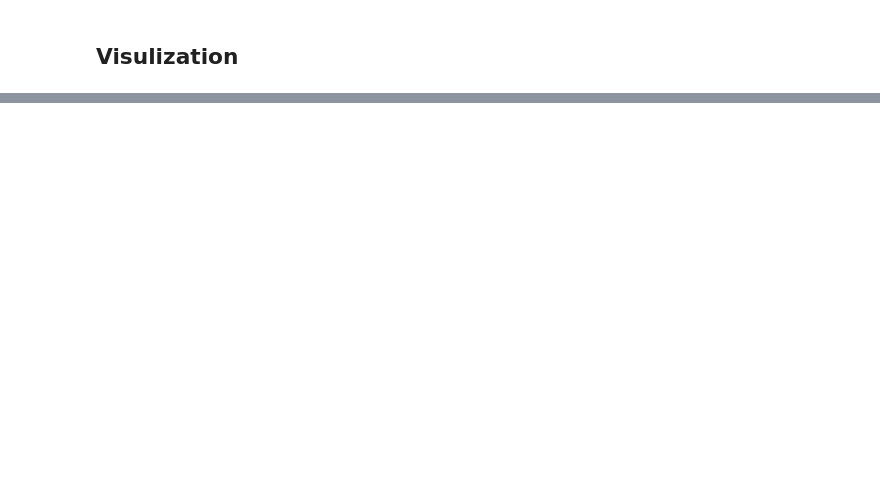
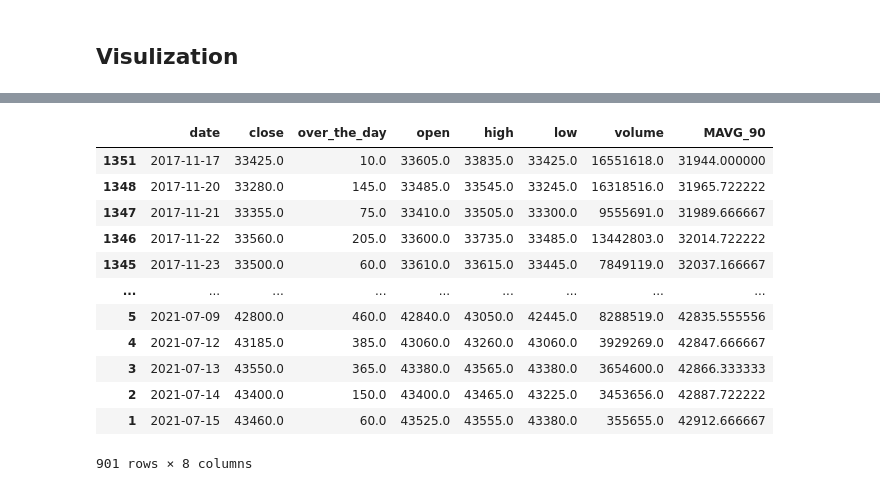
Before and after one commit to HoYoungChun/financial_data_analysis, a Jupyter notebook: 추세투자법.ipynb, the cells around one changed output, grey strips where cells are left out. Saved outputs shown, nothing was run; the diff lists cells and outputs as text; code cells hidden in the pictures; blank space fills up the shorter version.

```diff
--- a/추세투자법.ipynb
+++ b/추세투자법.ipynb
@@ -103,0 +178,17 @@ plt.show()
+# %%
+kodex_200 = kodex_200.sort_values(by='date')
+kodex_200
+# %% [output]
+|  | date | close | over_the_day | open | high | low | volume | MAVG_90 |
+| 1351 | 2017-11-17 | 33425.0 | 10.0 | 33605.0 | 33835.0 | 33425.0 | 16551618.0 | 31944.000000 |
+| 1348 | 2017-11-20 | 33280.0 | 145.0 | 33485.0 | 33545.0 | 33245.0 | 16318516.0 | 31965.722222 |
+| 1347 | 2017-11-21 | 33355.0 | 75.0 | 33410.0 | 33505.0 | 33300.0 | 9555691.0 | 31989.666667 |
+| 1346 | 2017-11-22 | 33560.0 | 205.0 | 33600.0 | 33735.0 | 33485.0 | 13442803.0 | 32014.722222 |
+| 1345 | 2017-11-23 | 33500.0 | 60.0 | 33610.0 | 33615.0 | 33445.0 | 7849119.0 | 32037.166667 |
+| ... | ... | ... | ... | ... | ... | ... | ... | ... |
+| 5 | 2021-07-09 | 42800.0 | 460.0 | 42840.0 | 43050.0 | 42445.0 | 8288519.0 | 42835.555556 |
+| 4 | 2021-07-12 | 43185.0 | 385.0 | 43060.0 | 43260.0 | 43060.0 | 3929269.0 | 42847.666667 |
+| 3 | 2021-07-13 | 43550.0 | 365.0 | 43380.0 | 43565.0 | 43380.0 | 3654600.0 | 42866.333333 |
+| 2 | 2021-07-14 | 43400.0 | 150.0 | 43400.0 | 43465.0 | 43225.0 | 3453656.0 | 42887.722222 |
+| 1 | 2021-07-15 | 43460.0 | 60.0 | 43525.0 | 43555.0 | 43380.0 | 355655.0 | 42912.666667 |
+901 rows × 8 columns
```
Also changed, not shown: parts of 16 cells of this notebook.
